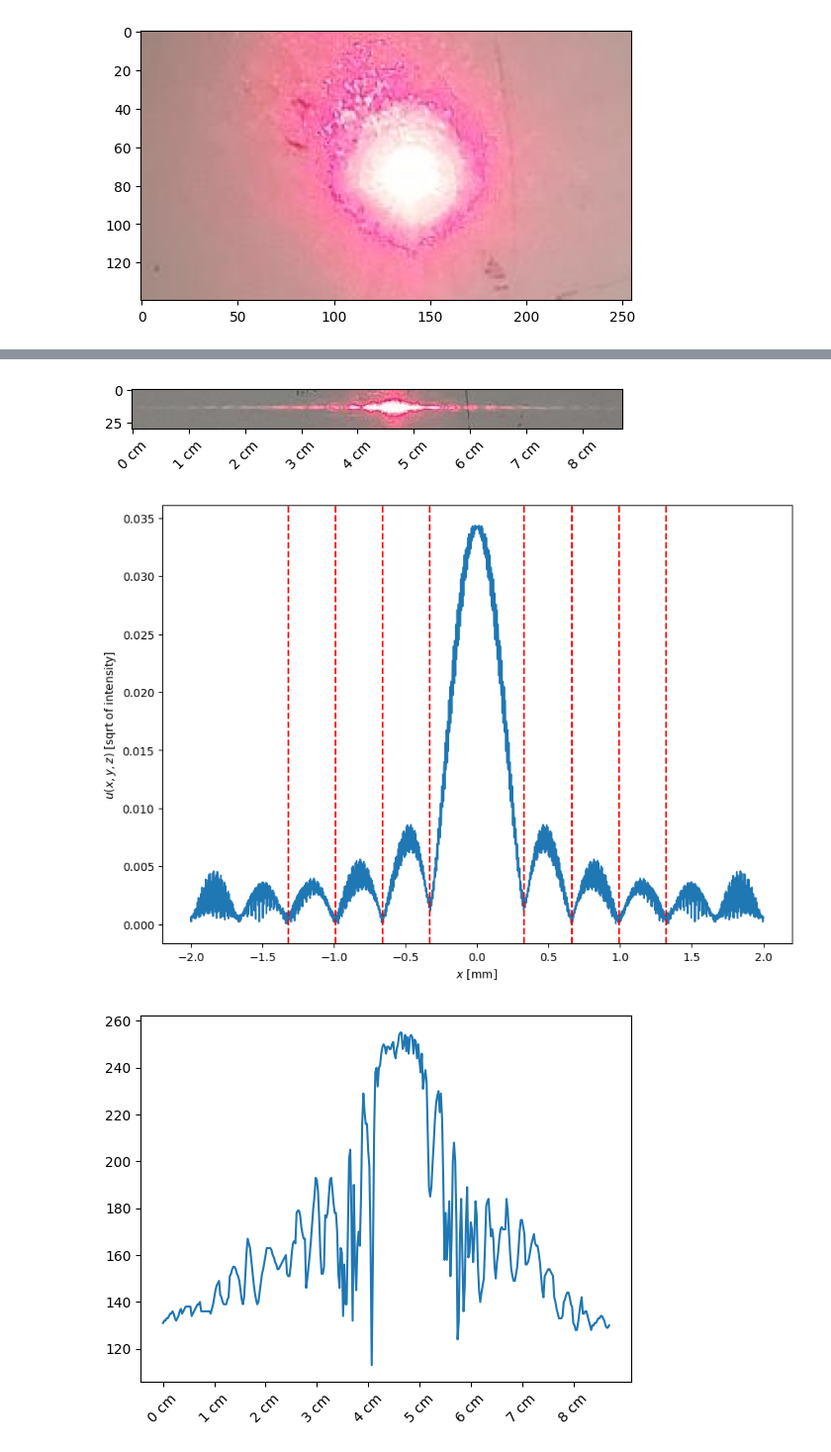
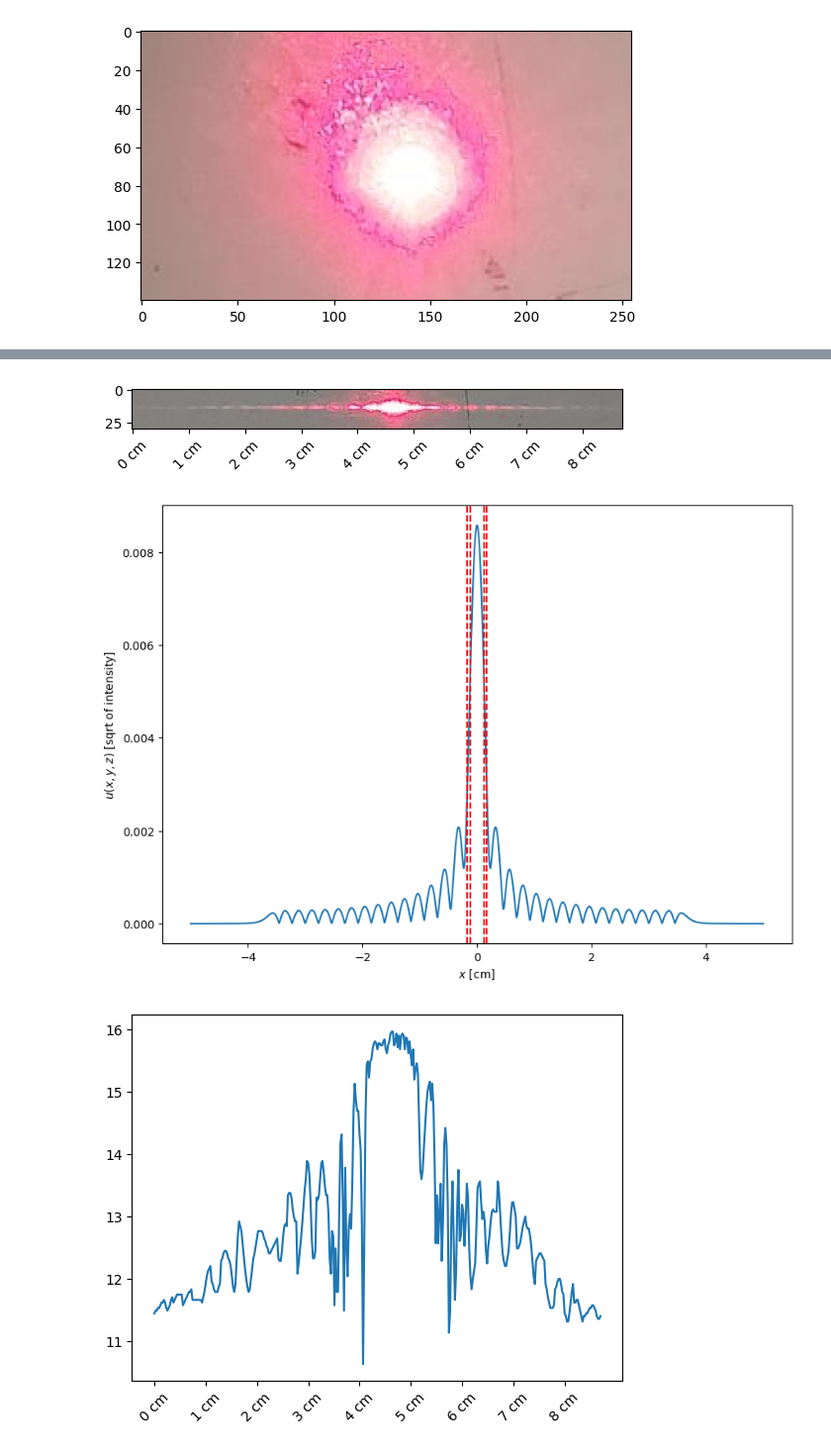
Before and after one commit to opticslabjkmspk/optics_lab3, a Jupyter notebook: Diffraction.ipynb, the cells around one changed output, grey strips where cells are left out. Shown at 99% size. Saved outputs shown, nothing was run; the diff lists cells and outputs as text; code cells hidden in the pictures.

```diff
--- a/Diffraction.ipynb
+++ b/Diffraction.ipynb
@@ -177,8 +178,8 @@ class calculate_diffraction:
         fig = plt.figure(figsize=(10, 7))
         fig.add_subplot(rows, columns, 1)
         plt.pcolormesh(self.xv,self.yv,np.abs(self.U), cmap='inferno')
-        plt.xlabel('$x [mm]$')
-        plt.ylabel('$y$ [mm]')
+        plt.xlabel('$x [cm]$')
+        plt.ylabel('$y$ [cm]')
         fig.add_subplot(rows, columns, 2)
         plt.imshow(self.image)
 
@@ -202,7 +203,7 @@ class calculate_diffraction:
         plt.plot(self.x, np.abs(self.U)[250])
         [plt.axvline(self.x.magnitude, ls='--', color='r') for self.x in self.x_min]
         [plt.axvline(-self.x.magnitude, ls='--', color='r') for self.x in self.x_min]
-        plt.xlabel('$x$ [mm]')
+        plt.xlabel('$x$ [cm]')
         plt.ylabel('$u(x,y,z)$ [sqrt of intensity]')
         #fig.add_subplot(rows, columns, 2)
         # Convert to grayscale if not already in grayscale
@@ -216,6 +217,7 @@ class calculate_diffraction:
 
 # Get pixel values along the selected line
         line = [img.getpixel((x, y)) for x in range(img.width)]
+        line = np.sqrt(line)
 
 # Plot intensity vs position
         #plt.plot(line)
@@ -245,12 +247,12 @@ right_scale = 790
 single_slit = calculate_diffraction('single',crop_single,top,bottom,left,right)
 single_slit.set_scale(top_scale,bottom_scale,left_scale,right_scale)
 single_slit.image_processing()
-single_slit.set_h(0.5*u.mm)
+single_slit.set_h(1*u.mm)
 single_slit.set_R('None')
 single_slit.set_lam(660 * u.nm)
-single_slit.set_D(0.1 * u.mm)
-single_slit.set_x(np.linspace(-2,2,1600) * u.mm)
-single_slit.set_z(5*u.cm)
+single_slit.set_D(2 * u.mm)
+single_slit.set_x(np.linspace(-5,5,1600) * u.cm)
+single_slit.set_z(700*u.cm)
 single_slit.compute_U()
 single_slit.plot()
 single_slit.get_minima()
@@ -259,6 +261,6 @@ single_slit.get_minima()
 [figure]
-[figure, old version]
+[figure, new version]
-[figure, old version]
+[figure, new version]
 # %%
 top = 400
 bottom = 500
```
Also changed, not shown: parts of 3 cells of this notebook.
